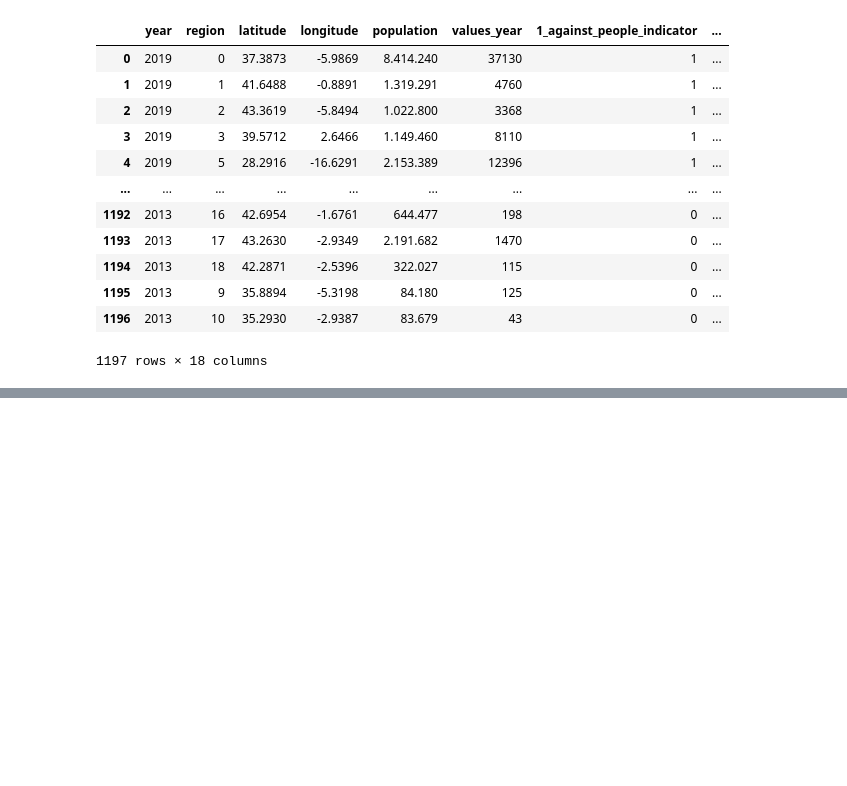
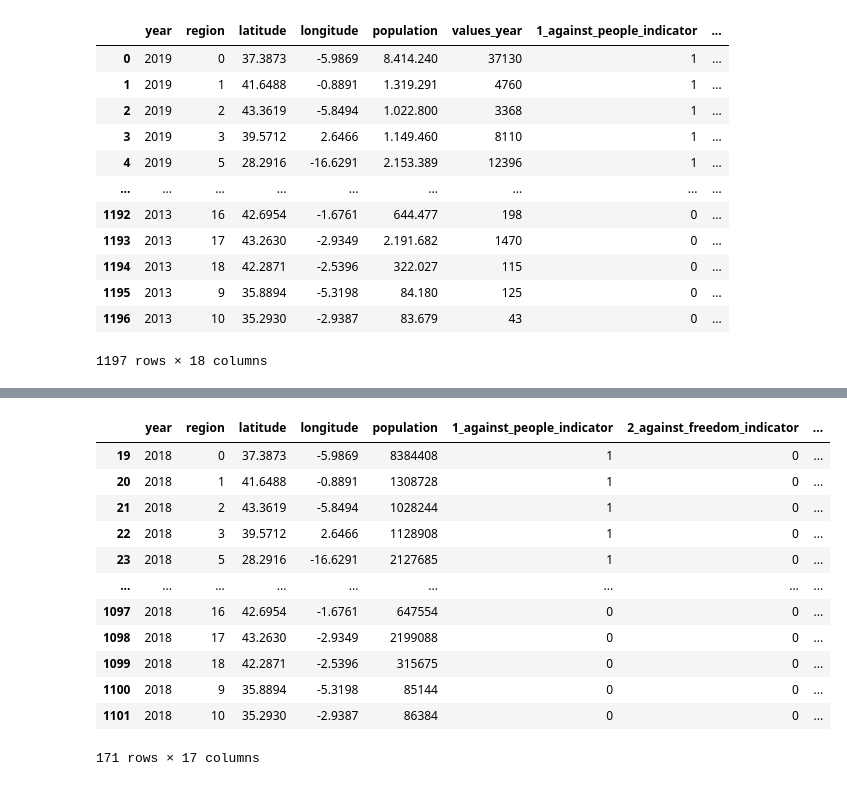
Before and after one commit to ivanalonsom/Project6, a Jupyter notebook: main.ipynb, the cells around one changed output, grey strips where cells are left out. Cells and saved outputs as stored; diff of their text form; code cells hidden in the pictures; blank space fills up the shorter version.

```diff
--- a/main.ipynb
+++ b/main.ipynb
@@ -220,0 +268,22 @@ df_total_values_201819 = df_total_values[df_total_values['year'] >= 2018]
+# %%
+#2. NORMALIZACIÓN DE DATOS
+
+from sklearn.preprocessing import MinMaxScaler
+
+normalizer = MinMaxScaler()
+
+X_train_norm = normalizer.fit_transform(X_train)
+
+X_test_norm = normalizer.transform(X_test)
+# %%
+X_train_norm = pd.DataFrame(X_train_norm, columns = X_train.columns)        # Vuelvo a dar formato de df
+X_test_norm = pd.DataFrame(X_test_norm, columns = X_test.columns)
+# %%
+from sklearn.ensemble import BaggingRegressor
+from sklearn.tree import DecisionTreeRegressor
+
+bagging_reg_norm = BaggingRegressor(DecisionTreeRegressor(max_depth=20),
+                               n_estimators=100,
+                               max_samples = 500)
+
+bagging_reg_norm.fit(X_train_norm, y_train)
@@ -220,0 +293,8 @@ df_total_values_201819 = df_total_values[df_total_values['year'] >= 2018]
+# %%
+from sklearn.metrics import r2_score, mean_absolute_error, root_mean_squared_error
+
+pred_norm = bagging_reg_norm.predict(X_test_norm)
+
+print("MAE", mean_absolute_error(pred_norm, y_test))
+print("RMSE", root_mean_squared_error(pred_norm, y_test))
+print("R2 score", bagging_reg_norm.score(X_test_norm, y_test))
@@ -220,0 +356,20 @@ df_total_values_201819 = df_total_values[df_total_values['year'] >= 2018]
+# %%
+X_test["prediction"] = pred_norm
+
+X_test["real"] = y_test
+
+X_test
+# %% [output]
+|  | year | region | latitude | longitude | population | 1_against_people_indicator | 2_against_freedom_indicator | ... |
+| 19 | 2018 | 0 | 37.3873 | -5.9869 | 8384408 | 1 | 0 | ... |
+| 20 | 2018 | 1 | 41.6488 | -0.8891 | 1308728 | 1 | 0 | ... |
+| 21 | 2018 | 2 | 43.3619 | -5.8494 | 1028244 | 1 | 0 | ... |
+| 22 | 2018 | 3 | 39.5712 | 2.6466 | 1128908 | 1 | 0 | ... |
+| 23 | 2018 | 5 | 28.2916 | -16.6291 | 2127685 | 1 | 0 | ... |
+| ... | ... | ... | ... | ... | ... | ... | ... | ... |
+| 1097 | 2018 | 16 | 42.6954 | -1.6761 | 647554 | 0 | 0 | ... |
+| 1098 | 2018 | 17 | 43.2630 | -2.9349 | 2199088 | 0 | 0 | ... |
+| 1099 | 2018 | 18 | 42.2871 | -2.5396 | 315675 | 0 | 0 | ... |
+| 1100 | 2018 | 9 | 35.8894 | -5.3198 | 85144 | 0 | 0 | ... |
+| 1101 | 2018 | 10 | 35.2930 | -2.9387 | 86384 | 0 | 0 | ... |
+171 rows × 17 columns
```
Also changed, not shown: parts of 22 cells of this notebook, 1 other file.
